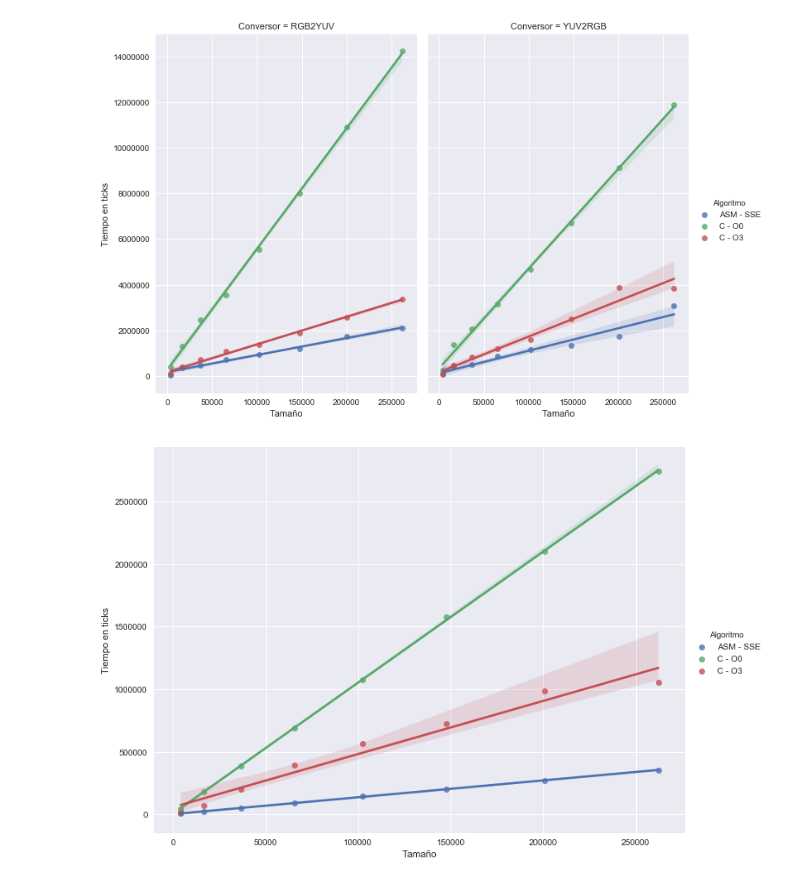
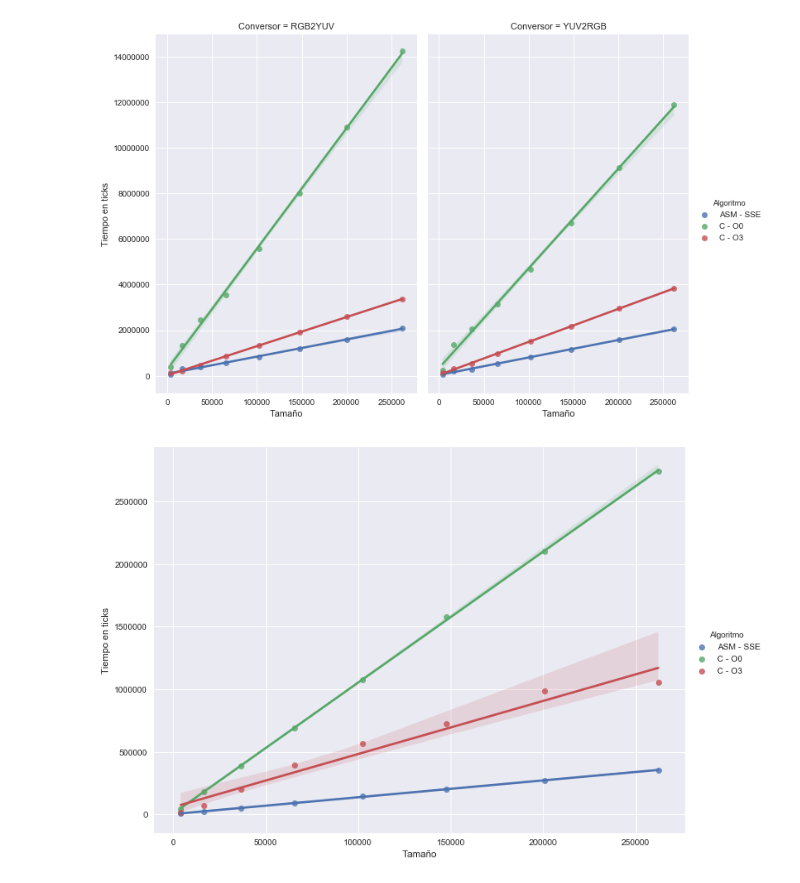
Before and after one commit to ZebaSz/orga2-tp2, a Jupyter notebook: informe/data/Orga2-TP2.ipynb, the cells around one changed output. Saved outputs shown, nothing was run; the diff lists cells and outputs as text; code cells hidden in the pictures.

```diff
--- a/informe/data/Orga2-TP2.ipynb
+++ b/informe/data/Orga2-TP2.ipynb
@@ -16,31 +16,28 @@ ticks = 'Ticks'
 # %%
 dfO0 = pd.read_csv('rgb2yuv-control.csv')
 dfO3 = pd.read_csv('rgb2yuv-O3.csv')
-dfO3[algo] = dfO3[algo].map({0: 2})
+dfO3[algo] = dfO3[algo].map({0: 2, 1: 1})
 dfRGB = pd.concat([dfO0, dfO3], ignore_index=True)
 dfRGB[algo] = dfRGB[algo].map({1: ASM, 0: O0, 2: O3})
 dfRGB = dfRGB.groupby([algo, tam]).min().reset_index()
+dfRGB.insert(0,"Conversor","RGB2YUV")
 
 dfO0 = pd.read_csv('yuv2rgb-control.csv')
 dfO3 = pd.read_csv('yuv2rgb-O3.csv')
-dfO3[algo] = dfO3[algo].map({0: 2})
+dfO3[algo] = dfO3[algo].map({0: 2, 1: 1})
 dfYUV = pd.concat([dfO0, dfO3], ignore_index=True)
 dfYUV[algo] = dfYUV[algo].map({1: ASM, 0: O0, 2: O3})
 dfYUV = dfYUV.groupby([algo, tam]).min().reset_index()
+dfYUV.insert(0,"Conversor","YUV2RGB")
 # %%
-dfRGBConv = dfRGB.copy()
-dfRGBConv.insert(0,"Conversor","RGB2YUV")
-dfYUVConv = dfYUV.copy()
-dfYUVConv.insert(0,"Conversor","YUV2RGB")
-
-df = pd.concat([dfRGBConv, dfYUVConv], ignore_index=True)
+df = pd.concat([dfRGB, dfYUV], ignore_index=True)
 
 g = sns.lmplot(x=tam, y=ticks, data=df, hue=algo, col='Conversor', truncate=True, size=7, aspect=0.7)
 g.set_ylabels('Tiempo en ticks')
 plt.gca().get_yaxis().get_major_formatter().set_scientific(False)
 plt.show()
 # %% [output]
-[figure, old version]
+[figure, new version]
 # %%
 dfO0 = pd.read_csv('fourCombine-control.csv')
 dfO3 = pd.read_csv('fourCombine-O3.csv')
```
Also changed, not shown: parts of 1 cell of this notebook, 13 other files.
